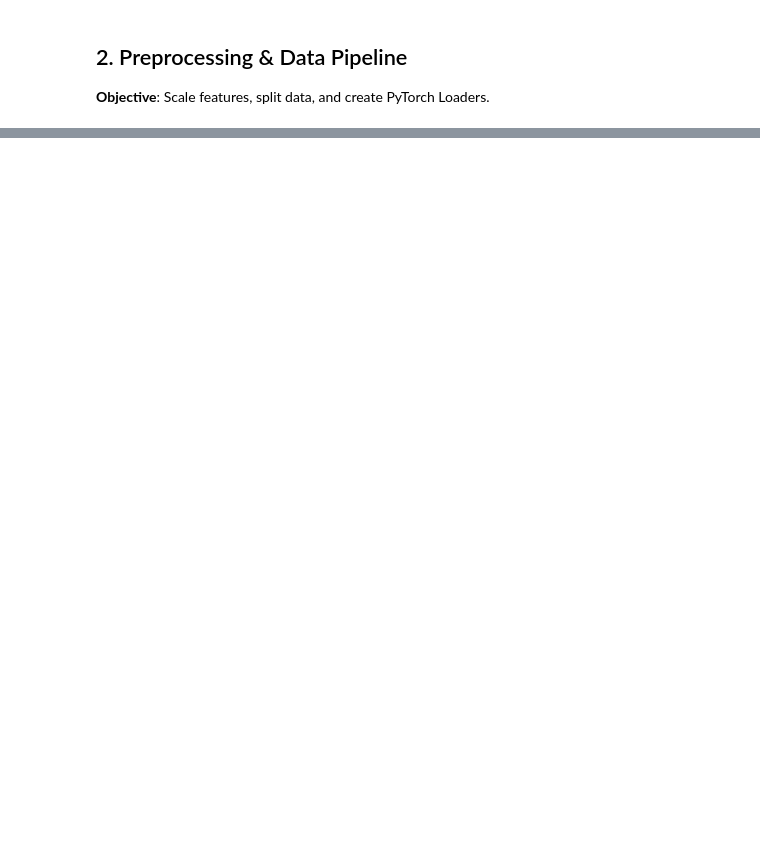
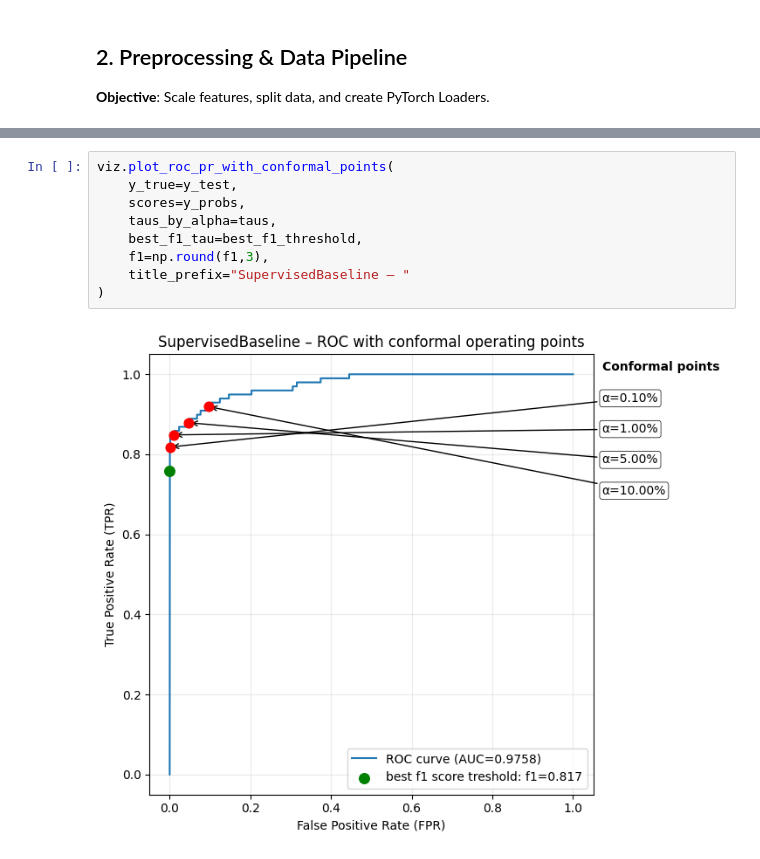
Before and after one commit to Artur-Gar/Fraud-Detection-VAE, a Jupyter notebook: notebooks/SupervisedBaseline.ipynb, the cells around one changed output, grey strips where cells are left out. Cells and saved outputs as stored; diff of their text form; blank space fills up the shorter version.

Commit message:
retrained Baseline

```diff
--- a/notebooks/SupervisedBaseline.ipynb
+++ b/notebooks/SupervisedBaseline.ipynb
@@ -482,0 +432,11 @@ plot_confusion_matrix(y_true, y_pred_opt, title=f"Improved Model - Confusion Mat
+# %%
+viz.plot_roc_pr_with_conformal_points(
+    y_true=y_test,
+    scores=y_probs,
+    taus_by_alpha=taus,
+    best_f1_tau=best_f1_threshold,
+    f1=np.round(f1,3),
+    title_prefix="SupervisedBaseline – "
+)
+# %% [output]
+[figure, added]
```
Also changed, not shown: parts of 28 cells of this notebook, 7 other files.
